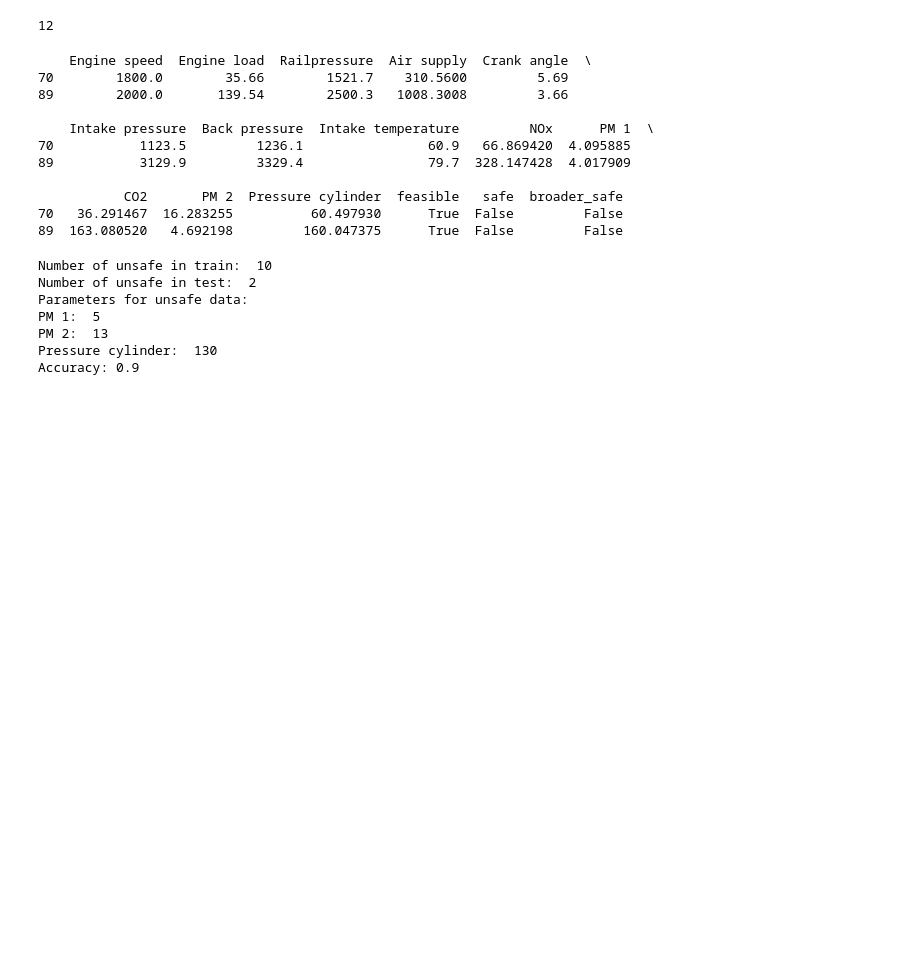
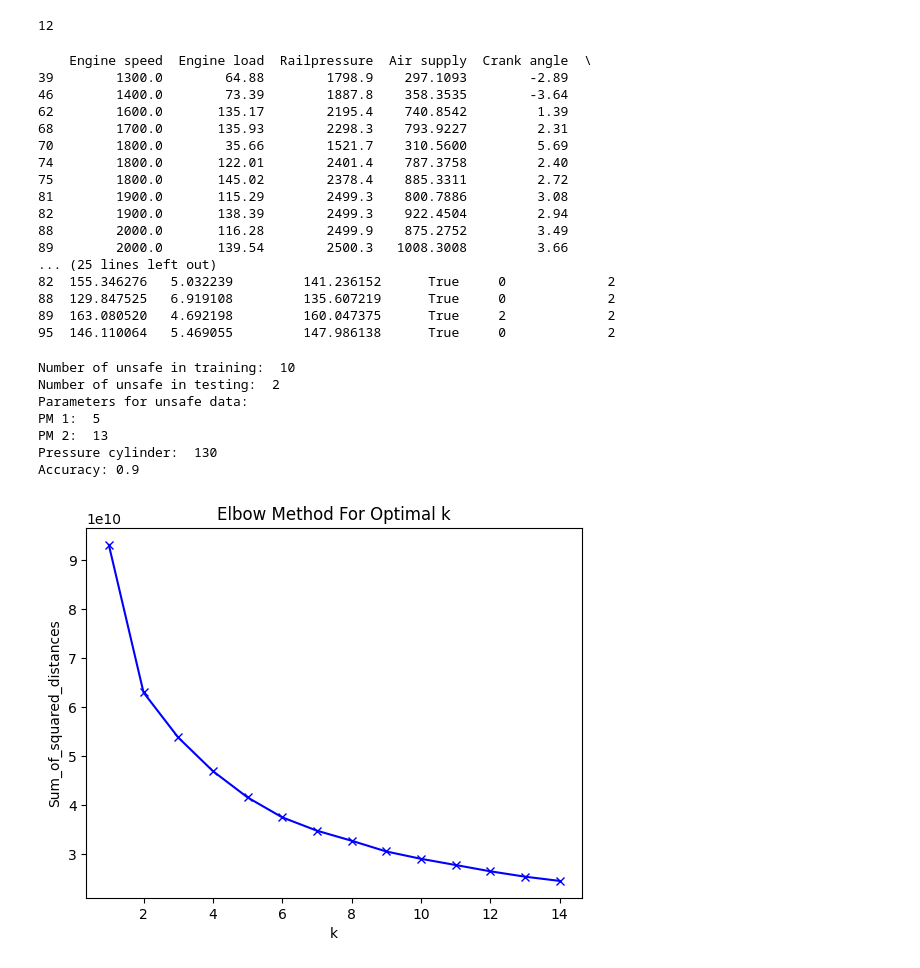
Before and after one commit to lschoenepxc/force-push, a Jupyter notebook: main.ipynb, the cells around one changed output. Saved outputs shown, nothing was run; the diff lists cells and outputs as text; code cells hidden in the pictures; blank space fills up the shorter version.

Commit message:
k-means for submission data, classifier for safe data

```diff
--- a/main.ipynb
+++ b/main.ipynb
@@ -86,21 +98,27 @@ print(len(data[data['broader_safe'] == False]))
 # %% [output]
 12
 # %%
-# show unsafe data (safe = False)
-unsafe_data = data[data['safe'] == False]
+# show unsafe data (safe == 1 or safe == 2)
+unsafe_data = data[(data['broader_safe'] == 1) | (data['broader_safe'] == 2)]
 print(unsafe_data)
 # %% [output]
     Engine speed  Engine load  Railpressure  Air supply  Crank angle  \
+39        1300.0        64.88        1798.9    297.1093        -2.89
+46        1400.0        73.39        1887.8    358.3535        -3.64
+62        1600.0       135.17        2195.4    740.8542         1.39
+68        1700.0       135.93        2298.3    793.9227         2.31
 70        1800.0        35.66        1521.7    310.5600         5.69
+74        1800.0       122.01        2401.4    787.3758         2.40
+75        1800.0       145.02        2378.4    885.3311         2.72
+81        1900.0       115.29        2499.3    800.7886         3.08
+82        1900.0       138.39        2499.3    922.4504         2.94
+88        2000.0       116.28        2499.9    875.2752         3.49
 89        2000.0       139.54        2500.3   1008.3008         3.66
-
-    Intake pressure  Back pressure  Intake temperature         NOx      PM 1  \
-70           1123.5         1236.1                60.9   66.869420  4.095885
-89           3129.9         3329.4                79.7  328.147428  4.017909
-
-           CO2       PM 2  Pressure cylinder  feasible   safe  broader_safe
-70   36.291467  16.283255          60.497930      True  False         False
-89  163.080520   4.692198         160.047375      True  False         False
+... (25 lines left out)
+82  155.346276   5.032239         141.236152      True     0             2
+88  129.847525   6.919108         135.607219      True     0             2
+89  163.080520   4.692198         160.047375      True     2             2
+95  146.110064   5.469055         147.986138      True     0             2
 # %%
 # train a model to predict unsafe output
 from sklearn.model_selection import train_test_split
@@ -113,8 +131,8 @@ y = data['broader_safe']
 X_train, X_test, y_train, y_test = train_test_split(X, y, test_size=0.2, random_state=42)
 
 # count number of False values in y_train and y_test
-print("Number of unsafe in train: ",len(y_train[y_train == False]))
-print("Number of unsafe in test: ",len(y_test[y_test == False]))
+print("Number of unsafe in training: ",(len(y_train[y_train == 1])+len(y_train[y_train == 2])))
+print("Number of unsafe in testing: ",(len(y_test[y_test == 1])+len(y_test[y_test == 2])))
 
 print("Parameters for unsafe data: ")
 print("PM 1: ", unsafe_params[0])
@@ -130,10 +148,37 @@ y_pred = clf.predict(X_test)
 accuracy = accuracy_score(y_test, y_pred)
 print('Accuracy:', accuracy)
 # %% [output]
-Number of unsafe in train:  10
-Number of unsafe in test:  2
+Number of unsafe in training:  10
+Number of unsafe in testing:  2
 Parameters for unsafe data:
 PM 1:  5
 PM 2:  13
 Pressure cylinder:  130
 Accuracy: 0.9
+# %%
+# submission.csv
+def import_submission():
+    submission = pd.read_csv('submission.csv')
+    return submission
+
+submission = import_submission()
+# %%
+# find the area with the most data points via k-means clustering
+import numpy as np
+from sklearn.cluster import KMeans
+import matplotlib.pyplot as plt
+
+# find number of clusters via elbow method
+Sum_of_squared_distances = []
+K = range(1, 15)
+for k in K:
+    km = KMeans(n_clusters=k)
+    km = km.fit(submission)
+    Sum_of_squared_distances.append(km.inertia_)
+plt.plot(K, Sum_of_squared_distances, 'bx-')
+plt.xlabel('k')
+plt.ylabel('Sum_of_squared_distances')
+plt.title('Elbow Method For Optimal k')
+plt.show()
+# %% [output]
+[figure, added]
```
Also changed, not shown: parts of 6 cells of this notebook.
